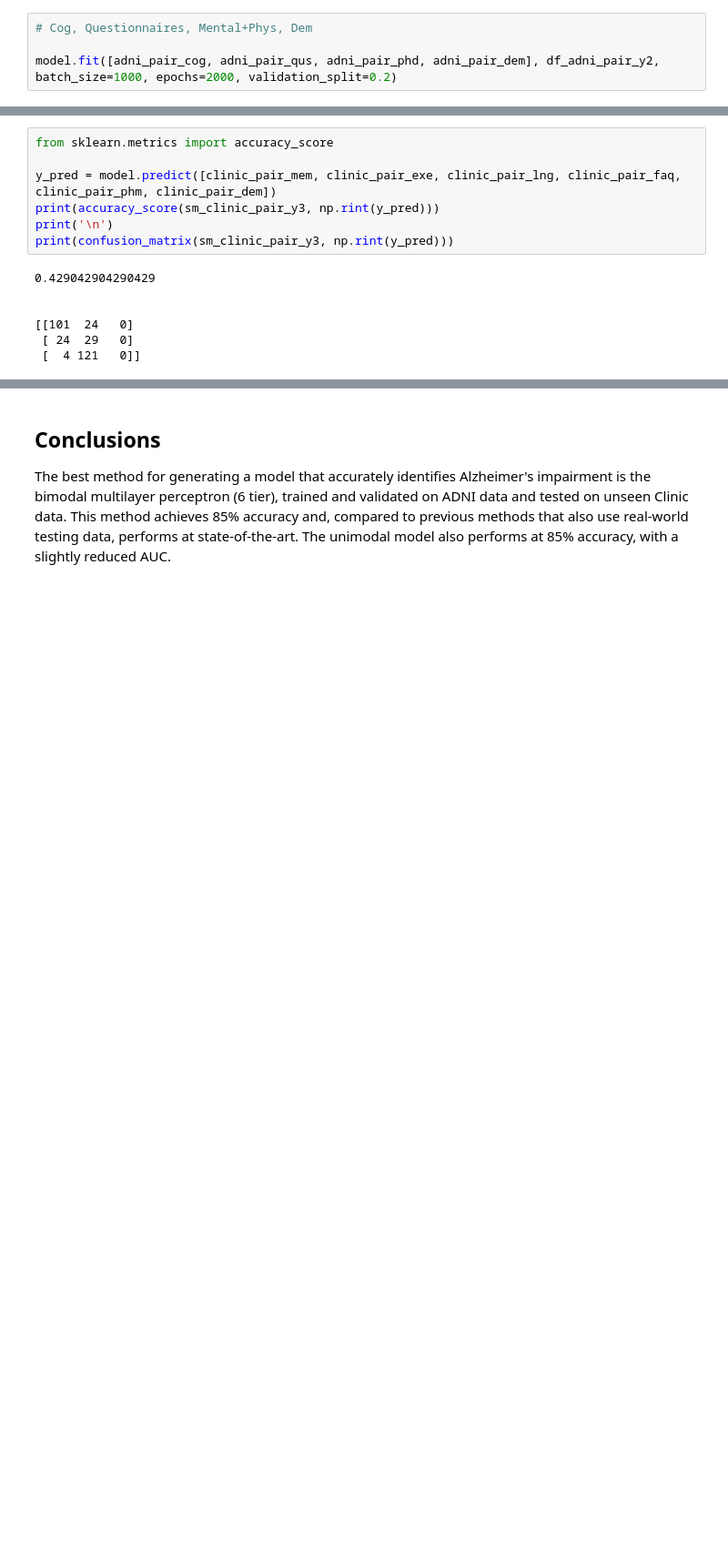
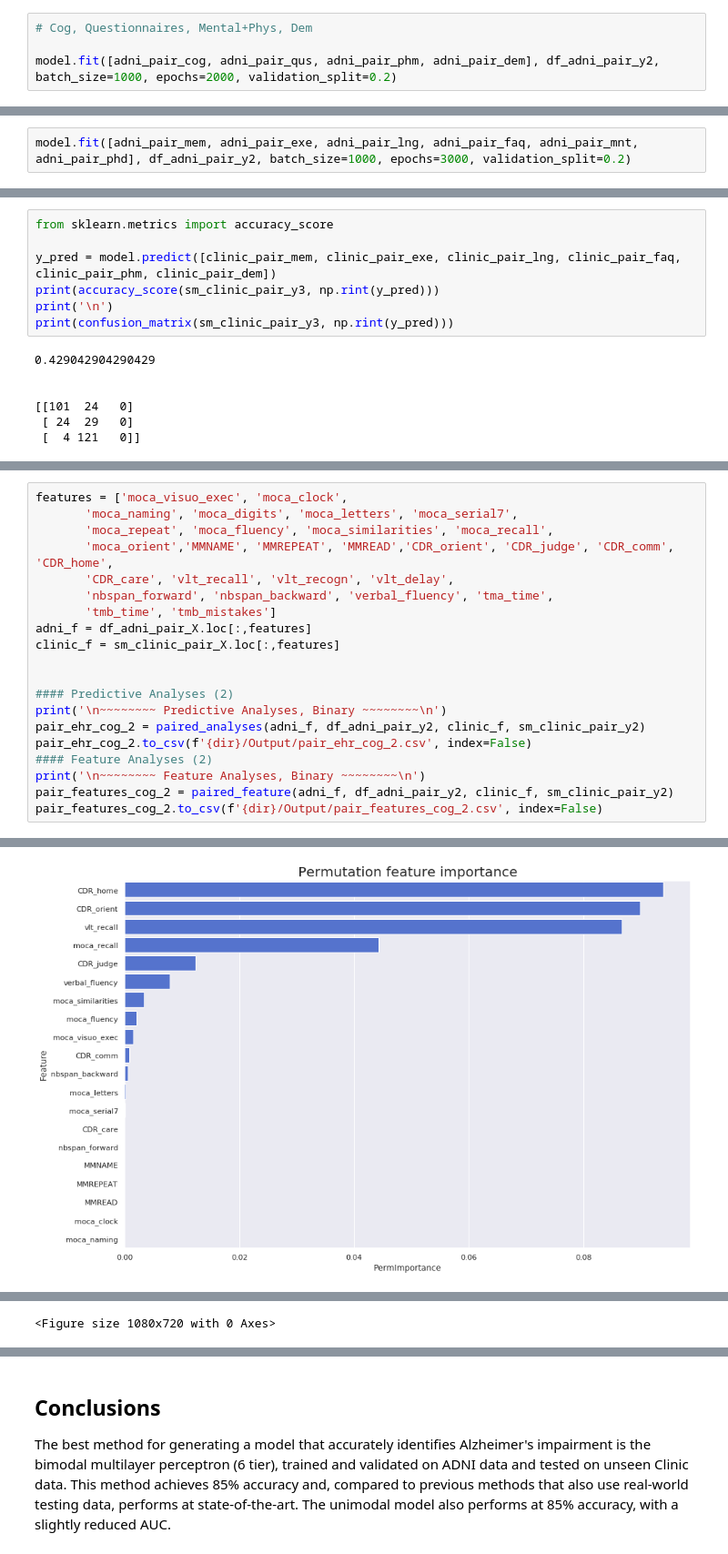
Before and after one commit to mjkleiman/streamlineAD, a Jupyter notebook: KleimanPhD_Chp2.ipynb, the cells around one changed output, grey strips where cells are left out. Shown at 91% size. Saved outputs shown, nothing was run; the diff lists cells and outputs as text; blank space fills up the shorter version.

Commit message:
Added paired feature analyses

```diff
--- a/KleimanPhD_Chp2.ipynb
+++ b/KleimanPhD_Chp2.ipynb
@@ -1683,7 +1691,7 @@ F1:              0.8469945355191256
 # %%
 # Cog, Questionnaires, Mental+Phys, Dem
 
-model.fit([adni_pair_cog, adni_pair_qus, adni_pair_phd, adni_pair_dem], df_adni_pair_y2, batch_size=1000, epochs=2000, validation_split=0.2)
+model.fit([adni_pair_cog, adni_pair_qus, adni_pair_phm, adni_pair_dem], df_adni_pair_y2, batch_size=1000, epochs=2000, validation_split=0.2)
 # %%
 model.evaluate([clinic_pair_cog, clinic_pair_qus, clinic_pair_phm, clinic_pair_dem],sm_clinic_pair_y2) #13000 epochs
 # %% [output]
@@ -1788,0 +1851,2 @@ F1:              0.8703170028818443
+# %%
+model.fit([adni_pair_mem, adni_pair_exe, adni_pair_lng, adni_pair_faq, adni_pair_mnt, adni_pair_phd], df_adni_pair_y2, batch_size=1000, epochs=3000, validation_split=0.2)
@@ -1869,0 +1979,21 @@ print(confusion_matrix(sm_clinic_pair_y3, np.rint(y_pred)))
+# %%
+features = ['moca_visuo_exec', 'moca_clock',
+       'moca_naming', 'moca_digits', 'moca_letters', 'moca_serial7',
+       'moca_repeat', 'moca_fluency', 'moca_similarities', 'moca_recall',
+       'moca_orient','MMNAME', 'MMREPEAT', 'MMREAD','CDR_orient', 'CDR_judge', 'CDR_comm', 'CDR_home',
+       'CDR_care', 'vlt_recall', 'vlt_recogn', 'vlt_delay',
+       'nbspan_forward', 'nbspan_backward', 'verbal_fluency', 'tma_time',
+       'tmb_time', 'tmb_mistakes']
+adni_f = df_adni_pair_X.loc[:,features]
+clinic_f = sm_clinic_pair_X.loc[:,features]
+
+
+#### Predictive Analyses (2)
+print('\n~~~~~~~~ Predictive Analyses, Binary ~~~~~~~~\n')
+pair_ehr_cog_2 = paired_analyses(adni_f, df_adni_pair_y2, clinic_f, sm_clinic_pair_y2)
+pair_ehr_cog_2.to_csv(f'{dir}/Output/pair_ehr_cog_2.csv', index=False)
+#### Feature Analyses (2)
+print('\n~~~~~~~~ Feature Analyses, Binary ~~~~~~~~\n')
+pair_features_cog_2 = paired_feature(adni_f, df_adni_pair_y2, clinic_f, sm_clinic_pair_y2)
+pair_features_cog_2.to_csv(f'{dir}/Output/pair_features_cog_2.csv', index=False)
+# %% [output]
@@ -1869,0 +2017 @@ print(confusion_matrix(sm_clinic_pair_y3, np.rint(y_pred)))
+[figure, added]
@@ -1869,0 +2019 @@ print(confusion_matrix(sm_clinic_pair_y3, np.rint(y_pred)))
+<Figure size 1080x720 with 0 Axes>
```
Also changed, not shown: parts of 21 cells of this notebook.
